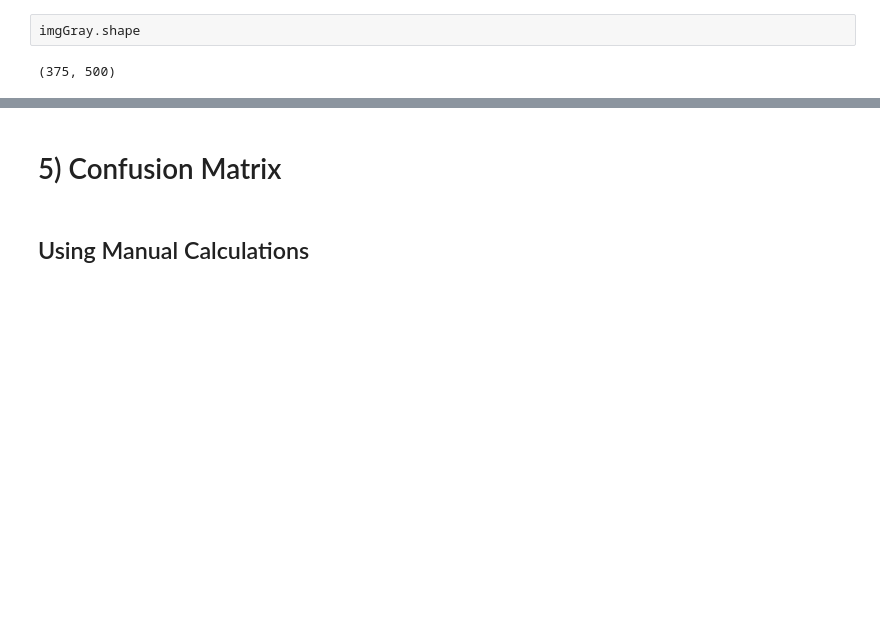
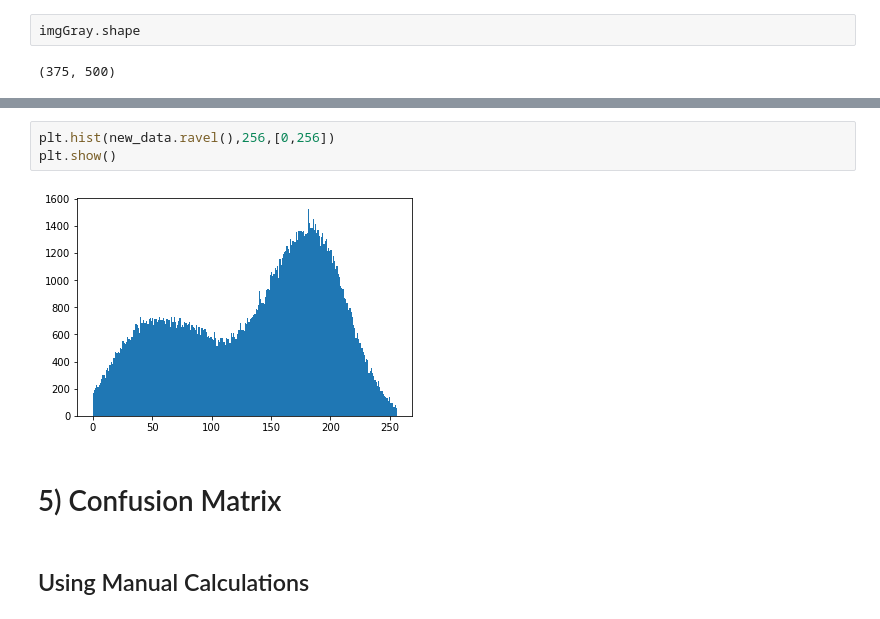
Before and after one commit to Jasleen8801/Computational-Statistics, a Jupyter notebook: Computational_Statistics.ipynb, the cells around one changed output, grey strips where cells are left out. Cells and saved outputs as stored; diff of their text form; blank space fills up the shorter version.

```diff
--- a/Computational_Statistics.ipynb
+++ b/Computational_Statistics.ipynb
@@ -312,5 +334,10 @@ Enter the variance you want to add? 24
 <matplotlib.image.AxesImage at 0x...>
 [figure]
+# %%
+plt.hist(new_data.ravel(),256,[0,256])
+plt.show()
+# %% [output]
+[figure, added]
 # %% [markdown]
 # 5) Confusion Matrix
 # %% [markdown]
```
Also changed, not shown: parts of 12 cells of this notebook.
